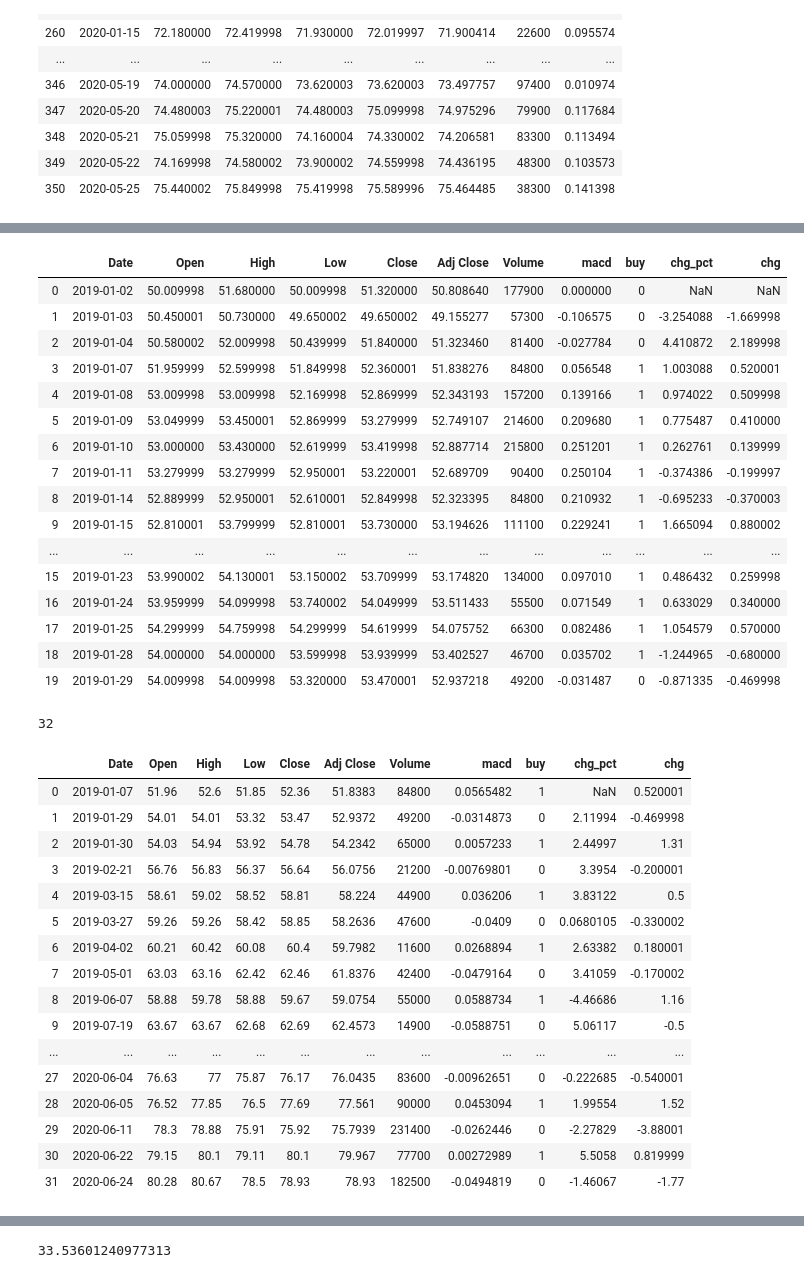
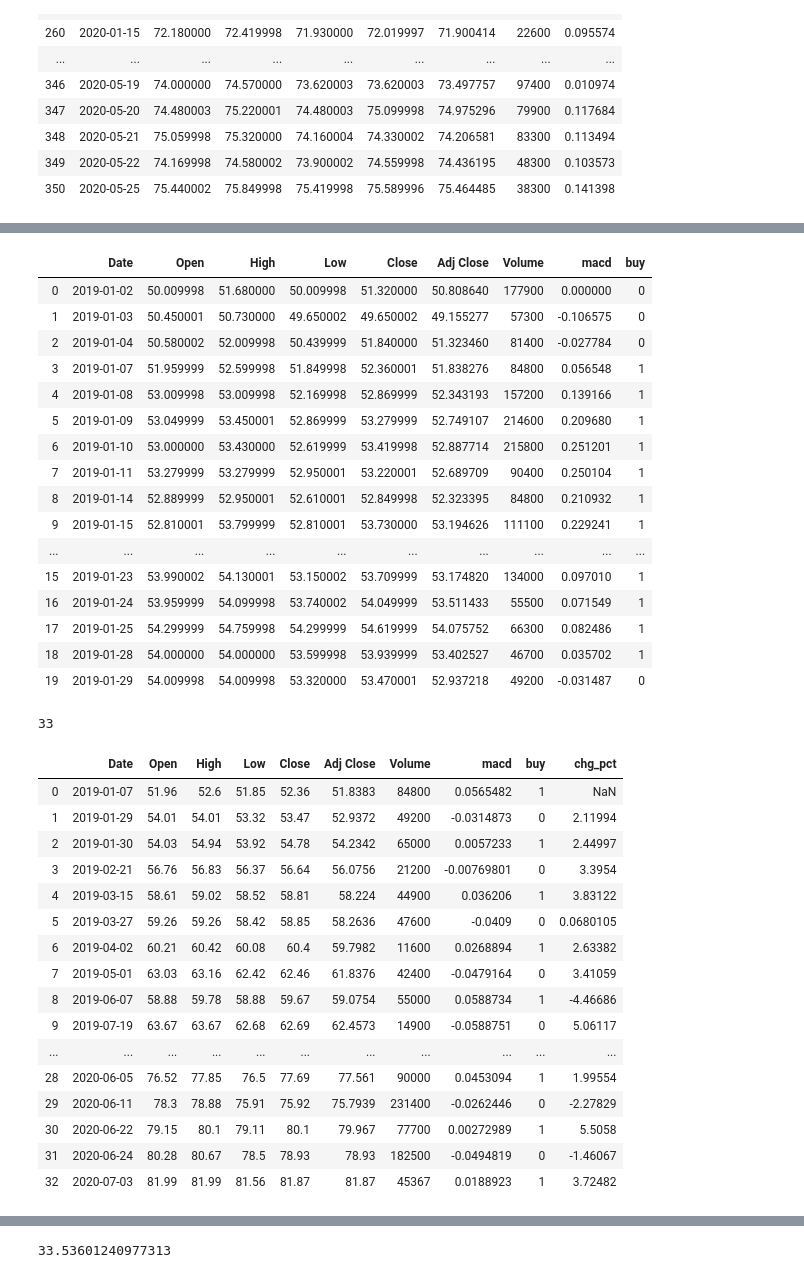
Before and after one commit to hadi-android/autotrading, a Jupyter notebook: predict_stock_quant.ipynb, the cells around one changed output, grey strips where cells are left out. Saved outputs shown, nothing was run; the diff lists cells and outputs as text; code cells hidden in the pictures.

```diff
--- a/predict_stock_quant.ipynb
+++ b/predict_stock_quant.ipynb
@@ -73,28 +77,26 @@ a.shape
 # %%
 df['macd'] = macd-signal
 df['buy'] = df.macd>0
 df.buy = df.buy.astype(int)
-df['chg_pct'] = 100*(df.Close-df.Close.shift(1))/df.Close.shift(1)
-df['chg'] = df.Close-df.Close.shift(1)
 df.head(20)
 # %% [output]
-|  | Date | Open | High | Low | Close | Adj Close | Volume | macd | buy | chg_pct | chg |
-| 0 | 2019-01-02 | 50.009998 | 51.680000 | 50.009998 | 51.320000 | 50.808640 | 177900 | 0.000000 | 0 | NaN | NaN |
-| 1 | 2019-01-03 | 50.450001 | 50.730000 | 49.650002 | 49.650002 | 49.155277 | 57300 | -0.106575 | 0 | -3.254088 | -1.669998 |
-| 2 | 2019-01-04 | 50.580002 | 52.009998 | 50.439999 | 51.840000 | 51.323460 | 81400 | -0.027784 | 0 | 4.410872 | 2.189998 |
-| 3 | 2019-01-07 | 51.959999 | 52.599998 | 51.849998 | 52.360001 | 51.838276 | 84800 | 0.056548 | 1 | 1.003088 | 0.520001 |
-| 4 | 2019-01-08 | 53.009998 | 53.009998 | 52.169998 | 52.869999 | 52.343193 | 157200 | 0.139166 | 1 | 0.974022 | 0.509998 |
-| 5 | 2019-01-09 | 53.049999 | 53.450001 | 52.869999 | 53.279999 | 52.749107 | 214600 | 0.209680 | 1 | 0.775487 | 0.410000 |
-| 6 | 2019-01-10 | 53.000000 | 53.430000 | 52.619999 | 53.419998 | 52.887714 | 215800 | 0.251201 | 1 | 0.262761 | 0.139999 |
-| 7 | 2019-01-11 | 53.279999 | 53.279999 | 52.950001 | 53.220001 | 52.689709 | 90400 | 0.250104 | 1 | -0.374386 | -0.199997 |
-| 8 | 2019-01-14 | 52.889999 | 52.950001 | 52.610001 | 52.849998 | 52.323395 | 84800 | 0.210932 | 1 | -0.695233 | -0.370003 |
-| 9 | 2019-01-15 | 52.810001 | 53.799999 | 52.810001 | 53.730000 | 53.194626 | 111100 | 0.229241 | 1 | 1.665094 | 0.880002 |
-| ... | ... | ... | ... | ... | ... | ... | ... | ... | ... | ... | ... |
-| 15 | 2019-01-23 | 53.990002 | 54.130001 | 53.150002 | 53.709999 | 53.174820 | 134000 | 0.097010 | 1 | 0.486432 | 0.259998 |
-| 16 | 2019-01-24 | 53.959999 | 54.099998 | 53.740002 | 54.049999 | 53.511433 | 55500 | 0.071549 | 1 | 0.633029 | 0.340000 |
-| 17 | 2019-01-25 | 54.299999 | 54.759998 | 54.299999 | 54.619999 | 54.075752 | 66300 | 0.082486 | 1 | 1.054579 | 0.570000 |
-| 18 | 2019-01-28 | 54.000000 | 54.000000 | 53.599998 | 53.939999 | 53.402527 | 46700 | 0.035702 | 1 | -1.244965 | -0.680000 |
-| 19 | 2019-01-29 | 54.009998 | 54.009998 | 53.320000 | 53.470001 | 52.937218 | 49200 | -0.031487 | 0 | -0.871335 | -0.469998 |
+|  | Date | Open | High | Low | Close | Adj Close | Volume | macd | buy |
+| 0 | 2019-01-02 | 50.009998 | 51.680000 | 50.009998 | 51.320000 | 50.808640 | 177900 | 0.000000 | 0 |
+| 1 | 2019-01-03 | 50.450001 | 50.730000 | 49.650002 | 49.650002 | 49.155277 | 57300 | -0.106575 | 0 |
+| 2 | 2019-01-04 | 50.580002 | 52.009998 | 50.439999 | 51.840000 | 51.323460 | 81400 | -0.027784 | 0 |
+| 3 | 2019-01-07 | 51.959999 | 52.599998 | 51.849998 | 52.360001 | 51.838276 | 84800 | 0.056548 | 1 |
+| 4 | 2019-01-08 | 53.009998 | 53.009998 | 52.169998 | 52.869999 | 52.343193 | 157200 | 0.139166 | 1 |
+| 5 | 2019-01-09 | 53.049999 | 53.450001 | 52.869999 | 53.279999 | 52.749107 | 214600 | 0.209680 | 1 |
+| 6 | 2019-01-10 | 53.000000 | 53.430000 | 52.619999 | 53.419998 | 52.887714 | 215800 | 0.251201 | 1 |
+| 7 | 2019-01-11 | 53.279999 | 53.279999 | 52.950001 | 53.220001 | 52.689709 | 90400 | 0.250104 | 1 |
+| 8 | 2019-01-14 | 52.889999 | 52.950001 | 52.610001 | 52.849998 | 52.323395 | 84800 | 0.210932 | 1 |
+| 9 | 2019-01-15 | 52.810001 | 53.799999 | 52.810001 | 53.730000 | 53.194626 | 111100 | 0.229241 | 1 |
+| ... | ... | ... | ... | ... | ... | ... | ... | ... | ... |
+| 15 | 2019-01-23 | 53.990002 | 54.130001 | 53.150002 | 53.709999 | 53.174820 | 134000 | 0.097010 | 1 |
+| 16 | 2019-01-24 | 53.959999 | 54.099998 | 53.740002 | 54.049999 | 53.511433 | 55500 | 0.071549 | 1 |
+| 17 | 2019-01-25 | 54.299999 | 54.759998 | 54.299999 | 54.619999 | 54.075752 | 66300 | 0.082486 | 1 |
+| 18 | 2019-01-28 | 54.000000 | 54.000000 | 53.599998 | 53.939999 | 53.402527 | 46700 | 0.035702 | 1 |
+| 19 | 2019-01-29 | 54.009998 | 54.009998 | 53.320000 | 53.470001 | 52.937218 | 49200 | -0.031487 | 0 |
 # %%
 state=0
 df_sig = []
@@ -108,7 +110,7 @@ for i in range(df.shape[0]):
 # %%
 len(df_sig)
 # %% [output]
-32
+33
 # %%
 df_sig = pd.concat(df_sig, axis=0)
 df_sig = df_sig.reset_index(drop=True)
@@ -116,23 +118,23 @@ df_sig = df_sig.reset_index(drop=True)
 df_sig['chg_pct'] =100*(df_sig.Close-df_sig.Close.shift(1))/df_sig.Close.shift(1)
 df_sig
 # %% [output]
-|  | Date | Open | High | Low | Close | Adj Close | Volume | macd | buy | chg_pct | chg |
-| 0 | 2019-01-07 | 51.96 | 52.6 | 51.85 | 52.36 | 51.8383 | 84800 | 0.0565482 | 1 | NaN | 0.520001 |
-| 1 | 2019-01-29 | 54.01 | 54.01 | 53.32 | 53.47 | 52.9372 | 49200 | -0.0314873 | 0 | 2.11994 | -0.469998 |
-| 2 | 2019-01-30 | 54.03 | 54.94 | 53.92 | 54.78 | 54.2342 | 65000 | 0.0057233 | 1 | 2.44997 | 1.31 |
-| 3 | 2019-02-21 | 56.76 | 56.83 | 56.37 | 56.64 | 56.0756 | 21200 | -0.00769801 | 0 | 3.3954 | -0.200001 |
-| 4 | 2019-03-15 | 58.61 | 59.02 | 58.52 | 58.81 | 58.224 | 44900 | 0.036206 | 1 | 3.83122 | 0.5 |
-| 5 | 2019-03-27 | 59.26 | 59.26 | 58.42 | 58.85 | 58.2636 | 47600 | -0.0409 | 0 | 0.0680105 | -0.330002 |
-| 6 | 2019-04-02 | 60.21 | 60.42 | 60.08 | 60.4 | 59.7982 | 11600 | 0.0268894 | 1 | 2.63382 | 0.180001 |
-| 7 | 2019-05-01 | 63.03 | 63.16 | 62.42 | 62.46 | 61.8376 | 42400 | -0.0479164 | 0 | 3.41059 | -0.170002 |
-| 8 | 2019-06-07 | 58.88 | 59.78 | 58.88 | 59.67 | 59.0754 | 55000 | 0.0588734 | 1 | -4.46686 | 1.16 |
-| 9 | 2019-07-19 | 63.67 | 63.67 | 62.68 | 62.69 | 62.4573 | 14900 | -0.0588751 | 0 | 5.06117 | -0.5 |
-| ... | ... | ... | ... | ... | ... | ... | ... | ... | ... | ... | ... |
-| 27 | 2020-06-04 | 76.63 | 77 | 75.87 | 76.17 | 76.0435 | 83600 | -0.00962651 | 0 | -0.222685 | -0.540001 |
-| 28 | 2020-06-05 | 76.52 | 77.85 | 76.5 | 77.69 | 77.561 | 90000 | 0.0453094 | 1 | 1.99554 | 1.52 |
-| 29 | 2020-06-11 | 78.3 | 78.88 | 75.91 | 75.92 | 75.7939 | 231400 | -0.0262446 | 0 | -2.27829 | -3.88001 |
-| 30 | 2020-06-22 | 79.15 | 80.1 | 79.11 | 80.1 | 79.967 | 77700 | 0.00272989 | 1 | 5.5058 | 0.819999 |
-| 31 | 2020-06-24 | 80.28 | 80.67 | 78.5 | 78.93 | 78.93 | 182500 | -0.0494819 | 0 | -1.46067 | -1.77 |
+|  | Date | Open | High | Low | Close | Adj Close | Volume | macd | buy | chg_pct |
+| 0 | 2019-01-07 | 51.96 | 52.6 | 51.85 | 52.36 | 51.8383 | 84800 | 0.0565482 | 1 | NaN |
+| 1 | 2019-01-29 | 54.01 | 54.01 | 53.32 | 53.47 | 52.9372 | 49200 | -0.0314873 | 0 | 2.11994 |
+| 2 | 2019-01-30 | 54.03 | 54.94 | 53.92 | 54.78 | 54.2342 | 65000 | 0.0057233 | 1 | 2.44997 |
+| 3 | 2019-02-21 | 56.76 | 56.83 | 56.37 | 56.64 | 56.0756 | 21200 | -0.00769801 | 0 | 3.3954 |
+| 4 | 2019-03-15 | 58.61 | 59.02 | 58.52 | 58.81 | 58.224 | 44900 | 0.036206 | 1 | 3.83122 |
+| 5 | 2019-03-27 | 59.26 | 59.26 | 58.42 | 58.85 | 58.2636 | 47600 | -0.0409 | 0 | 0.0680105 |
+| 6 | 2019-04-02 | 60.21 | 60.42 | 60.08 | 60.4 | 59.7982 | 11600 | 0.0268894 | 1 | 2.63382 |
+| 7 | 2019-05-01 | 63.03 | 63.16 | 62.42 | 62.46 | 61.8376 | 42400 | -0.0479164 | 0 | 3.41059 |
+| 8 | 2019-06-07 | 58.88 | 59.78 | 58.88 | 59.67 | 59.0754 | 55000 | 0.0588734 | 1 | -4.46686 |
+| 9 | 2019-07-19 | 63.67 | 63.67 | 62.68 | 62.69 | 62.4573 | 14900 | -0.0588751 | 0 | 5.06117 |
+| ... | ... | ... | ... | ... | ... | ... | ... | ... | ... | ... |
+| 28 | 2020-06-05 | 76.52 | 77.85 | 76.5 | 77.69 | 77.561 | 90000 | 0.0453094 | 1 | 1.99554 |
+| 29 | 2020-06-11 | 78.3 | 78.88 | 75.91 | 75.92 | 75.7939 | 231400 | -0.0262446 | 0 | -2.27829 |
+| 30 | 2020-06-22 | 79.15 | 80.1 | 79.11 | 80.1 | 79.967 | 77700 | 0.00272989 | 1 | 5.5058 |
+| 31 | 2020-06-24 | 80.28 | 80.67 | 78.5 | 78.93 | 78.93 | 182500 | -0.0494819 | 0 | -1.46067 |
+| 32 | 2020-07-03 | 81.99 | 81.99 | 81.56 | 81.87 | 81.87 | 45367 | 0.0188923 | 1 | 3.72482 |
 # %%
 df_sig1 = df_sig[df_sig.buy==0]
 df_sig1
```
Also changed, not shown: parts of 86 cells of this notebook.
